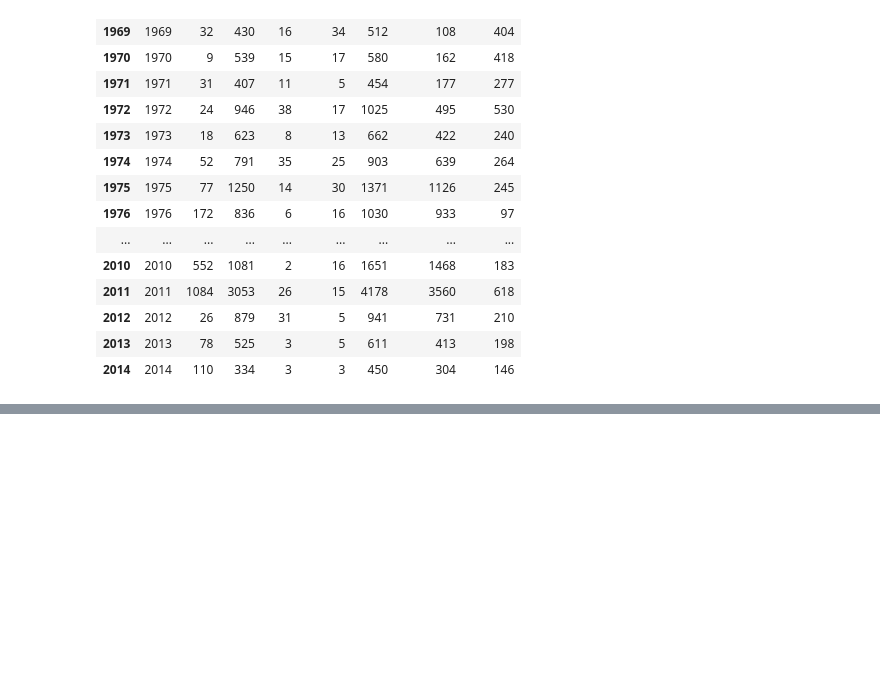
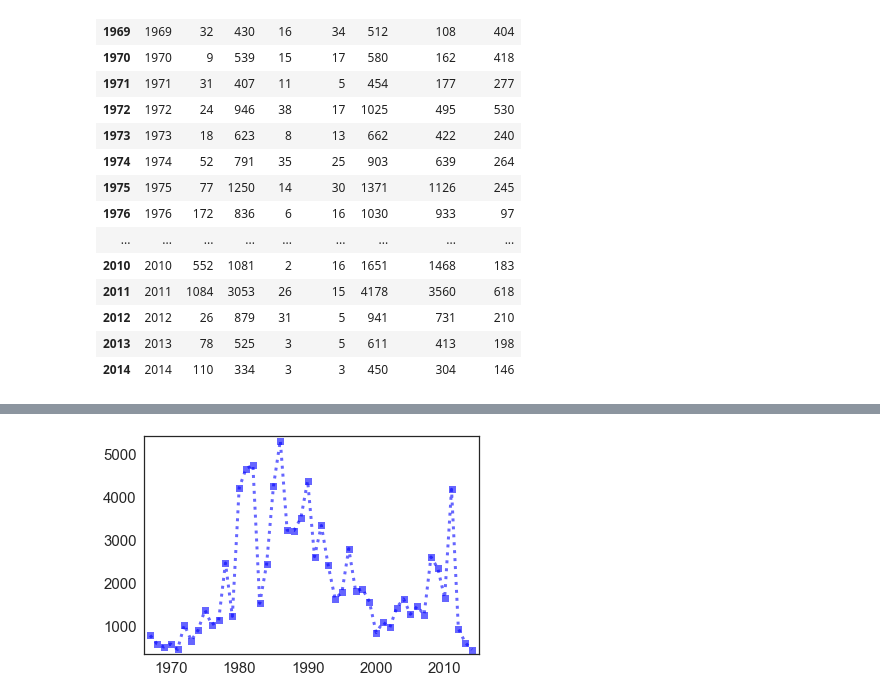
Before and after one commit to 867006905/ModSimPy, a Jupyter notebook: code/Project One/Project One.ipynb, the cells around one changed output, grey strips where cells are left out. Cells and saved outputs as stored; diff of their text form; code cells hidden in the pictures; blank space fills up the shorter version.

```diff
--- a/code/Project One/Project One.ipynb
+++ b/code/Project One/Project One.ipynb
@@ -60,2 +71,7 @@ production = aqua_prdt.production / 1e1
+# %%
+newfig()
+plot(salmon_pop.index, salmon_pop.total, 'bs:')
+# %% [output]
+[figure, added]
 # %%
 newfig()
```
Also changed, not shown: parts of 8 cells of this notebook, 6 other files.
